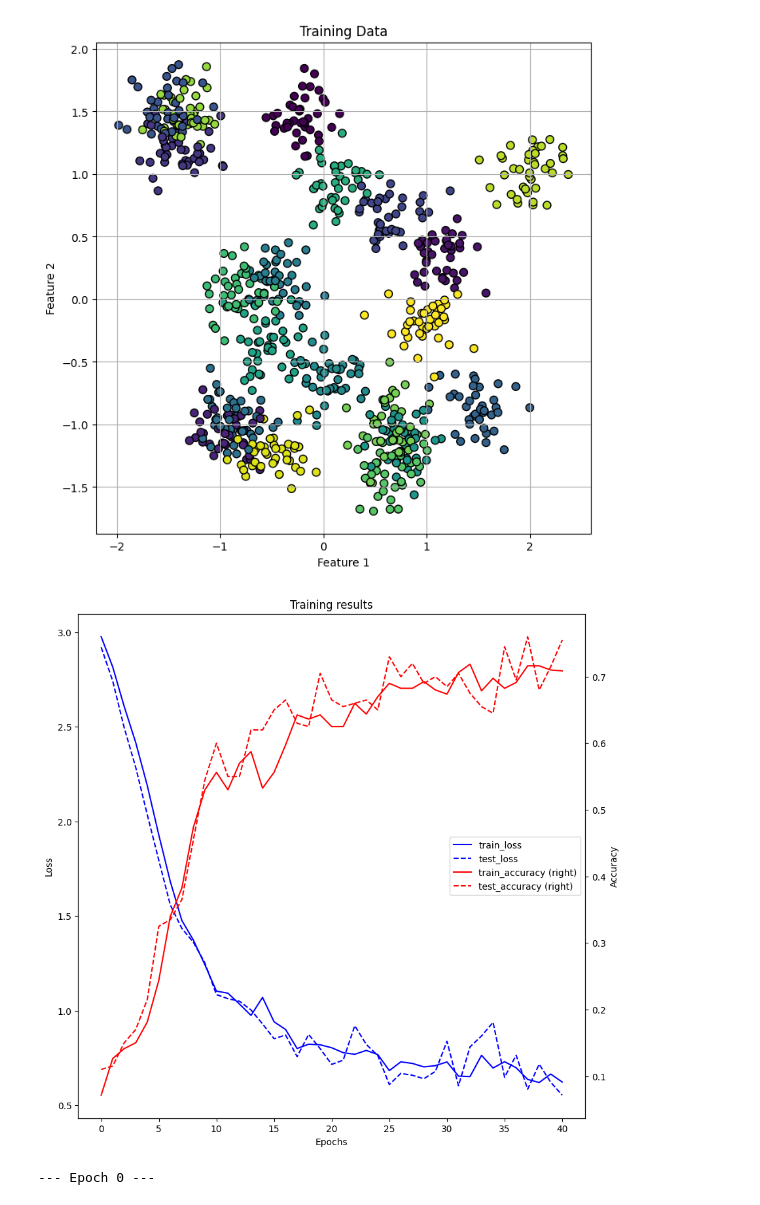
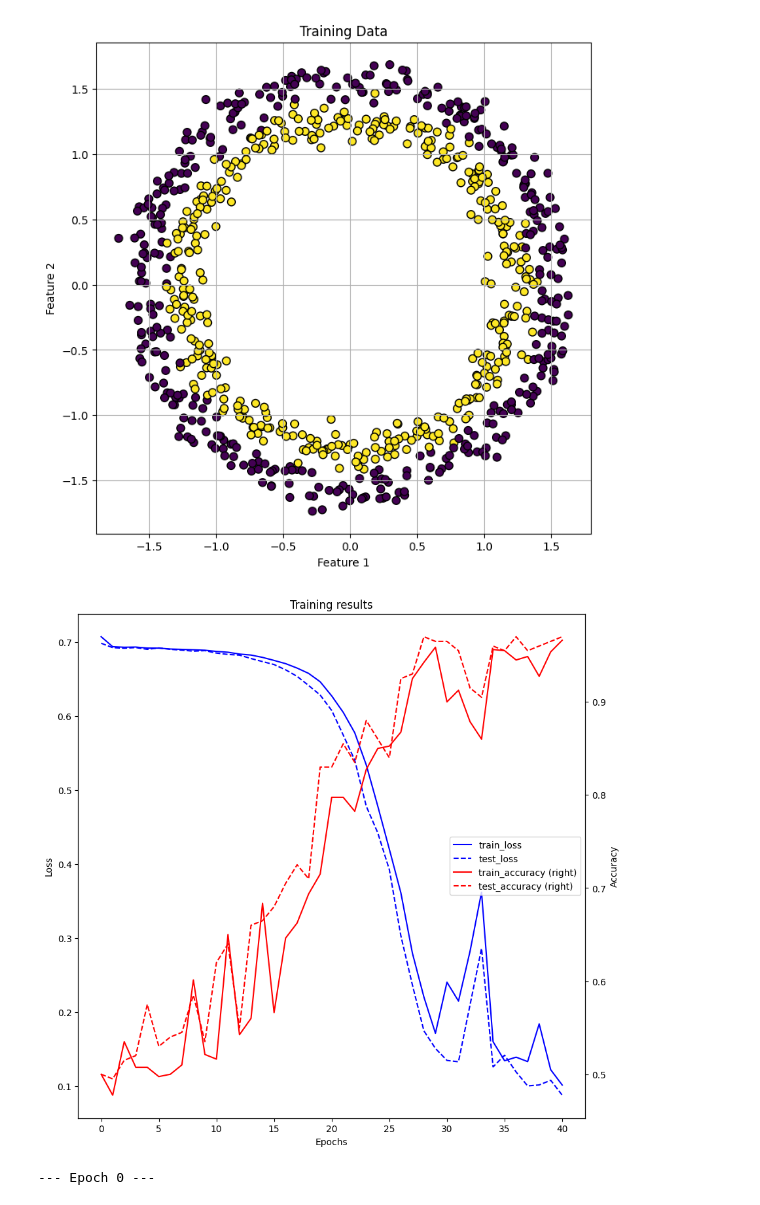
Before and after one commit to Johanmkr/WP1-Polyhedra, a Jupyter notebook: notebooks/optimize_new_tree.ipynb, the cells around one changed output. Saved outputs shown, nothing was run; the diff lists cells and outputs as text; code cells hidden in the pictures.

```diff
--- a/notebooks/optimize_new_tree.ipynb
+++ b/notebooks/optimize_new_tree.ipynb
@@ -18,34 +18,34 @@ sys.path.append('../')
 from geobin_py import Region, Tree
 # %%
 from src_experiment import get_new_data, train_model_multiclass, NeuralNet
-train, test = get_new_data("blobs", noise=.5, centers=20, n_features=3)
-# train, test = get_new_data("circles", noise=0.05)
+# train, test = get_new_data("blobs", noise=.5, centers=20, n_features=3)
+train, test = get_new_data("circles", noise=0.05)
 
 all_features = []
 all_labels = []
 
 for features, labels in train:
     all_features.append(features.detach().cpu())
     all_labels.append(labels.detach().cpu())
 
 # Combine batches into one large array
 import torch
 X = torch.cat(all_features, dim=0).numpy()
 y = torch.cat(all_labels, dim=0).numpy()
 
 plt.figure(figsize=(8,8))
 
 # 3. Plot using the first two columns (dimensions) of the features
 # X[:, 0] is Feature 1, X[:, 1] is Feature 2
 plt.scatter(X[:, 0], X[:, 1], c=y, cmap='viridis', edgecolor='k', s=50)
 
 plt.title("Training Data")
 plt.xlabel("Feature 1")
 plt.ylabel("Feature 2")
 plt.grid(True)
 plt.show()
 # %% [output]
-[figure, old version]
+[figure, new version]
 # %%
 from visualization import plot_training
 from src_experiment import get_test_data
@@ -54,14 +54,14 @@ hidden_sizes = [0,10,10,10,1]
 ActNet = NeuralNet(
     input_size = 2,
     hidden_sizes = hidden_sizes[1:-1],
-    num_classes=20,
-    seed=0,
+    num_classes=2,
+    # seed=0,
 )
 
 res, = train_model_multiclass(ActNet, train, test, epochs=41, save_everyth_epoch=10, SAVE_STATES=True, savepath=get_test_data())
 plot_training(res)
 # %% [output]
-[figure, old version]
+[figure, new version]
 # %%
 trees = {}
 tot_start = time.time()
```
Also changed, not shown: 25 other files.
